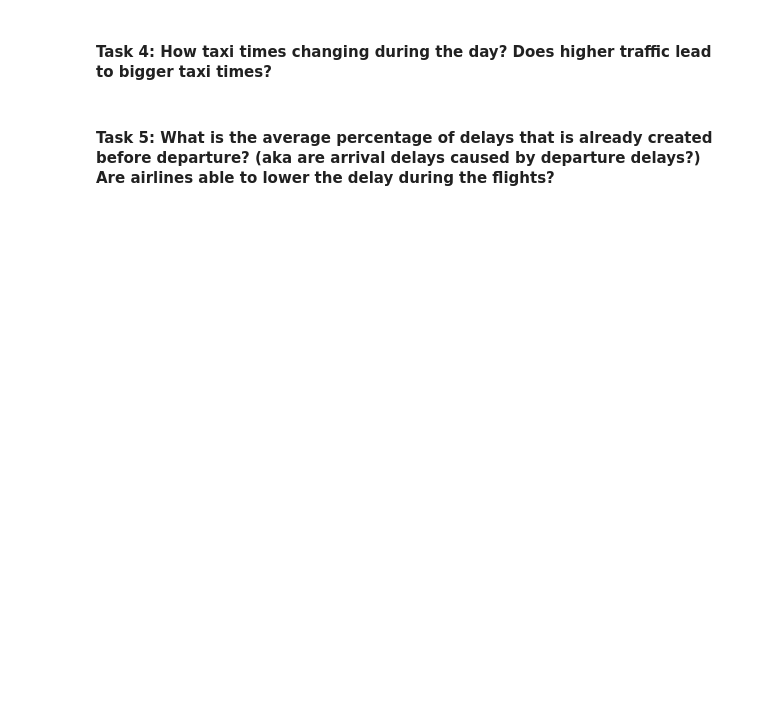
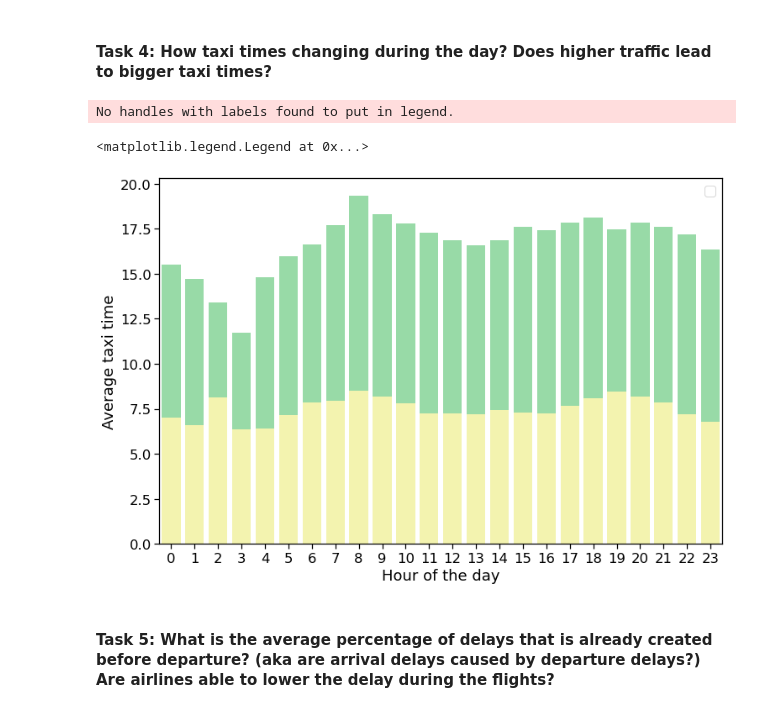
Before and after one commit to ashraf34/Airline_delay_, a Jupyter notebook: exploratory_analysis.ipynb, the cells around one changed output. Drawn from its saved outputs; the diff is of its cells as text; code cells hidden in the pictures; blank space fills up the shorter version.

```diff
--- a/exploratory_analysis.ipynb
+++ b/exploratory_analysis.ipynb
@@ -266,6 +266,6 @@ sns.barplot(data = delay_month_df, x = 'month', y = 'arr_delay', color='grey')
 # %% [markdown]
 #### Task 4: How taxi times changing during the day? Does higher traffic lead to bigger taxi times?
 # %%
-# taxiout_depart_df = df.loc[(df['taxi_out'].notna()) & (df['dep_time'].notna())]
-# taxiin_arrival_df = df.loc[(df['taxi_in'].notna()) & (df['arr_time'].notna())]
+taxiout_depart_df = df.loc[(df['taxi_out'].notna()) & (df['dep_time'].notna())]
+taxiin_arrival_df = df.loc[(df['taxi_in'].notna()) & (df['arr_time'].notna())]
 # %%
@@ -286,24 +286,29 @@ sns.barplot(data = delay_month_df, x = 'month', y = 'arr_delay', color='grey')
 # %%
-# taxiout_depart_df['dep_time'] = taxiout_depart_df['dep_time'].apply(lambda x: convert_time_to_string(x))
-# taxiout_depart_df['dep_time'] = pd.to_datetime(taxiout_depart_df['dep_time'], format ='%H:%M')
-# taxiout_depart_df['dep_hour'] = taxiout_depart_df['dep_time'].dt.hour
+taxiout_depart_df['dep_time'] = taxiout_depart_df['dep_time'].apply(lambda x: convert_time_to_string(x))
+taxiout_depart_df['dep_time'] = pd.to_datetime(taxiout_depart_df['dep_time'], format ='%H:%M')
+taxiout_depart_df['dep_hour'] = taxiout_depart_df['dep_time'].dt.hour
 
 
 
-# taxiin_arrival_df['arr_time'] = taxiin_arrival_df['arr_time'].apply(lambda x: convert_time_to_string(x))
-# taxiin_arrival_df['arr_time'] = pd.to_datetime(taxiin_arrival_df['arr_time'], format ='%H:%M')
-# taxiin_arrival_df['arr_hour'] = taxiin_arrival_df['arr_time'].dt.hour
+taxiin_arrival_df['arr_time'] = taxiin_arrival_df['arr_time'].apply(lambda x: convert_time_to_string(x))
+taxiin_arrival_df['arr_time'] = pd.to_datetime(taxiin_arrival_df['arr_time'], format ='%H:%M')
+taxiin_arrival_df['arr_hour'] = taxiin_arrival_df['arr_time'].dt.hour
 
 
-# dep_hour_taxi_out = taxiout_depart_df.groupby('dep_hour')['taxi_out'].mean()
-# arr_hour_taxi_in = taxiin_arrival_df.groupby('arr_hour')['taxi_in'].mean()
+dep_hour_taxi_out = taxiout_depart_df.groupby('dep_hour')['taxi_out'].mean()
+arr_hour_taxi_in = taxiin_arrival_df.groupby('arr_hour')['taxi_in'].mean()
 # %%
-# # Plot to show the Taxi In and Taxi Out Time
-# axis = plt.subplots(figsize=(8,8))
-# sns.set_color_codes("pastel")
-# sns.set_context("notebook", font_scale=1.5)
-# axis = sns.barplot(x=dep_hour_taxi_out.index, y=dep_hour_taxi_out.values,  color="g")
-# axis = sns.barplot(x=arr_hour_taxi_in.index, y=arr_hour_taxi_in.values, color="b")
-# axis1 = sns.lineplot(x=flights_per_hour.index, y=flights_per_hour.values/(50000),  color="violet", ls='-.', label='Flight')
-
-# plt.legend(loc='top left')
+# Plot to show the Taxi In and Taxi Out Time
+axis = plt.subplots(figsize=(12,8))
+#sns.set_color_codes("pastel")
+#sns.set_context("notebook", font_scale=1.5)
+axis = sns.barplot(x=dep_hour_taxi_out.index, y=dep_hour_taxi_out.values,  color="g")
+axis = sns.barplot(x=arr_hour_taxi_in.index, y=arr_hour_taxi_in.values, color="y")
+#axis1 = sns.lineplot(x=df.index, y=df.values/(50000),  color="violet", ls='-.', label='Flight')
+plt.xlabel('Hour of the day')
+plt.ylabel('Average taxi time')
+plt.legend()
+# %% [output]
+No handles with labels found to put in legend.
+<matplotlib.legend.Legend at 0x...>
+[figure, added]
```
Also changed, not shown: parts of 11 cells of this notebook.
